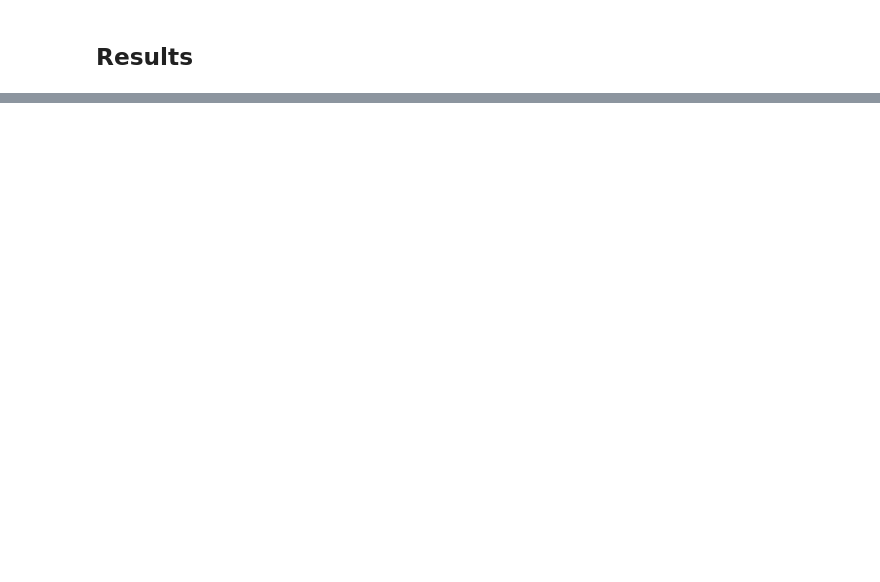
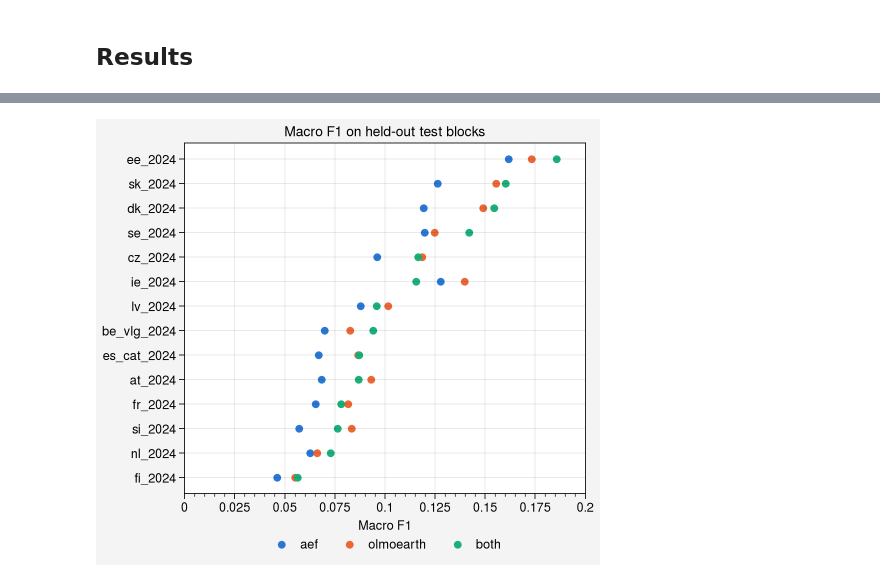
Before and after one commit to savannahferretti/crop-mapping, a Jupyter notebook: notebooks/03_train_evaluate.ipynb, the cells around one changed output, grey strips where cells are left out. Drawn from its saved outputs; the diff is of its cells as text; code cells hidden in the pictures; blank space fills up the shorter version.

```diff
--- a/notebooks/03_train_evaluate.ipynb
+++ b/notebooks/03_train_evaluate.ipynb
@@ -27,10 +37,15 @@ TRAINFIELDS = 20000
 VALFIELDS   = 5000
 EARLYSTOP   = 50
 TOPCROPS    = 25
-SEED        = 42
 NCORES      = len(os.sched_getaffinity(0))
-PARAMS      = dict(n_estimators=2000,learning_rate=0.1,num_leaves=31,max_bin=63,colsample_bytree=0.5,class_weight='balanced',
-                   metric='multi_error',random_state=SEED,n_jobs=NCORES,verbose=-1)
+PARAMS      = dict(n_estimators=2000,learning_rate=0.1,
+                   num_leaves=31,
+                   max_bin=63,
+                   colsample_bytree=0.5,
+                   class_weight='balanced',
+                   metric='multi_error',
+                   random_state=42,n_jobs=NCORES,
+                   verbose=-1)
 
 pa.set_cpu_count(NCORES)
 pa.set_io_thread_count(NCORES)
@@ -83,12 +123,14 @@ print(f"Highest macro F1 by country: {', '.join(f'{featureset} {count}' for feat
 # %%
 percountry = table.drop(index='all').sort_values('both')
 
 fig,ax = uplt.subplots(refwidth=4,refheight=0.25*len(percountry))
 for featureset,color in COLORS.items():
     ax.scatter(percountry[featureset],percountry.index,color=color,label=featureset,s=25)
-ax.format(xlabel='Macro F1',ylabel='',title='Macro F1 on held-out test blocks',ygrid=True,xlim=(0,1))
+ax.format(xlabel='Macro F1',ylabel='',title='Macro F1 on held-out test blocks',ygrid=True,xlim=(0,0.2))
 ax.legend(loc='b',ncols=3,frame=False)
 fig.savefig(FIGDIR/'03_macrof1_by_country.png',dpi=200)
+# %% [output]
+[figure, added]
 # %%
 crops    = sorted(test.crop.unique())
 perclass = pd.DataFrame({featureset:f1_score(test.crop,test[featureset],labels=crops,average=None,zero_division=0) for featureset in FEATURESETS},index=crops)
```
Also changed, not shown: parts of 8 cells of this notebook, 4 other files.
